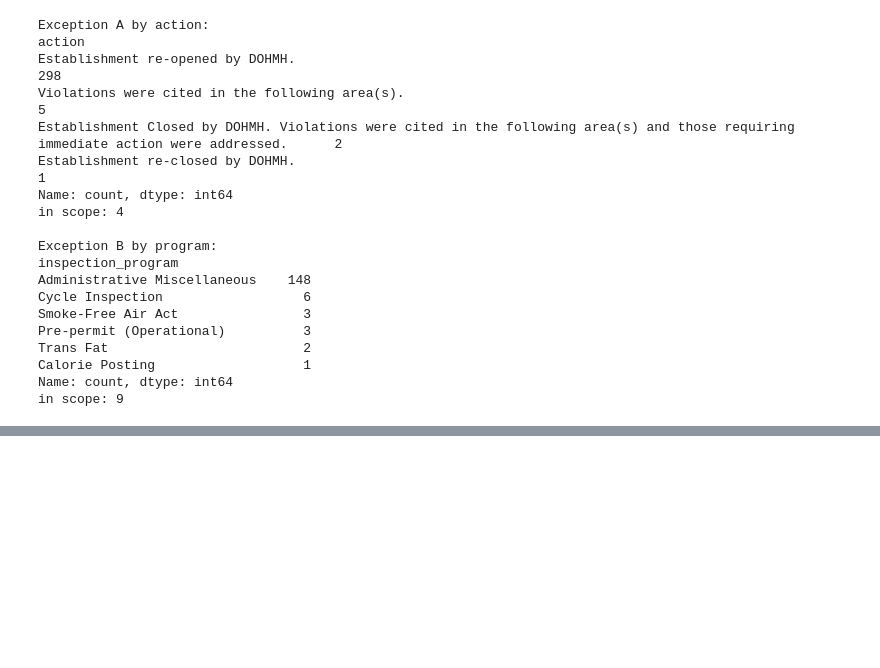
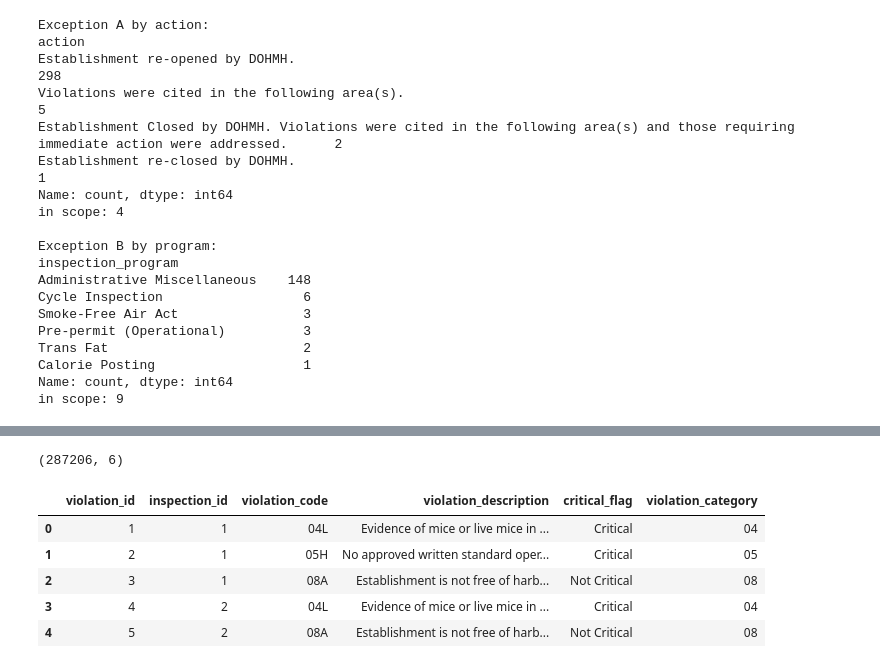
Before and after one commit to KatherineZ323/nyc-restaurant-inspections, a Jupyter notebook: notebooks/02_clean.ipynb, the cells around one changed output, grey strips where cells are left out. Cells and saved outputs as stored; diff of their text form; code cells hidden in the pictures; blank space fills up the shorter version.

Commit message:
Complete data cleaning: build 3 tables

```diff
--- a/notebooks/02_clean.ipynb
+++ b/notebooks/02_clean.ipynb
@@ -548,0 +562,36 @@ in scope: 9
+# %%
+VIOLATION_COLS = ["violation_code", "violation_description", "critical_flag"]
+
+def build_violations(df, inspections):
+    """One row per violation, linked to its inspection via inspection_id."""
+    real = df[~df["never_inspected"] & df["violation_code"].notna()]
+
+    # Attach inspection_id by matching on the inspection key
+    violations = real[INSPECTION_KEY + VIOLATION_COLS].merge(
+        inspections[INSPECTION_KEY + ["inspection_id"]],
+        on=INSPECTION_KEY,
+        how="left",
+        validate="many_to_one",
+    )
+
+    # Violation category = first two characters of the code (e.g., "04L" -> "04")
+    violations["violation_category"] = violations["violation_code"].str[:2]
+
+    violations = violations[["inspection_id"] + VIOLATION_COLS + ["violation_category"]]
+    violations = violations.sort_values(["inspection_id", "violation_code"]).reset_index(drop=True)
+    violations.insert(0, "violation_id", range(1, len(violations) + 1))
+
+    return violations
+
+
+violations = build_violations(df_clean, inspections)
+print(violations.shape)
+violations.head()
+# %% [output]
+(287206, 6)
+|  | violation_id | inspection_id | violation_code | violation_description | critical_flag | violation_category |
+| 0 | 1 | 1 | 04L | Evidence of mice or live mice in ... | Critical | 04 |
+| 1 | 2 | 1 | 05H | No approved written standard oper... | Critical | 05 |
+| 2 | 3 | 1 | 08A | Establishment is not free of harb... | Not Critical | 08 |
+| 3 | 4 | 2 | 04L | Evidence of mice or live mice in ... | Critical | 04 |
+| 4 | 5 | 2 | 08A | Establishment is not free of harb... | Not Critical | 08 |
```
Also changed, not shown: parts of 13 cells of this notebook, 1 other file.
